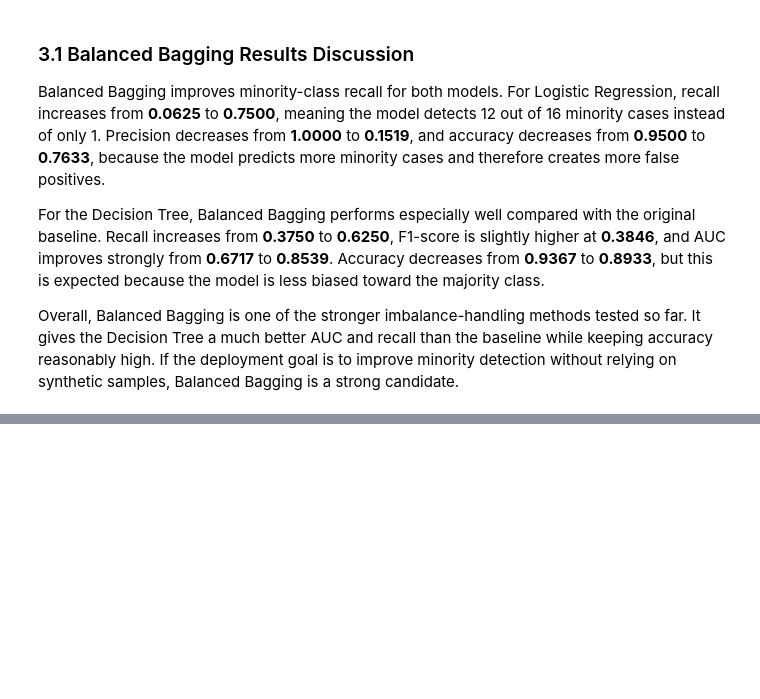
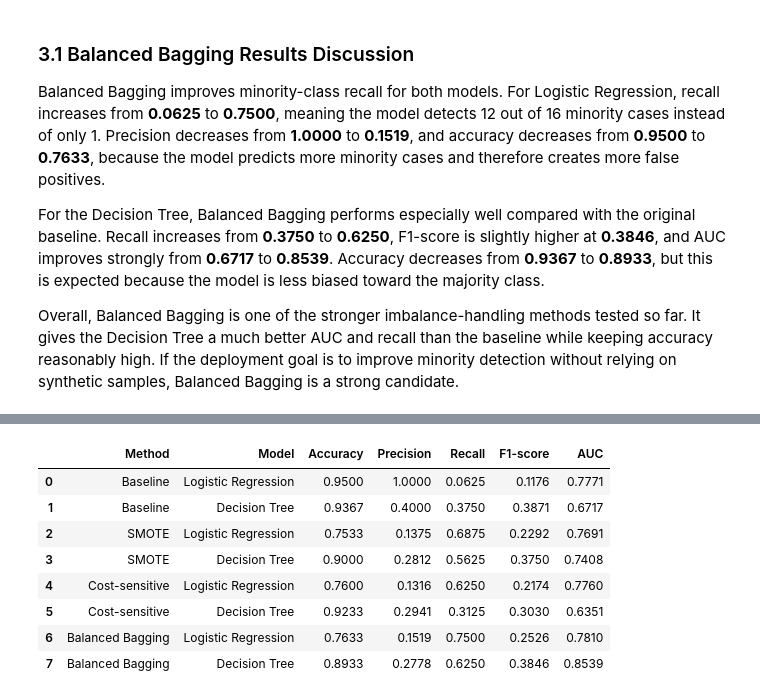
Before and after one commit to muzaffarizamuddin/machine_learning_assg_2, a Jupyter notebook: main.ipynb, the cells around one changed output, grey strips where cells are left out. Drawn from its saved outputs; the diff is of its cells as text; code cells hidden in the pictures; blank space fills up the shorter version.

Commit message:
update comparison

```diff
--- a/main.ipynb
+++ b/main.ipynb
@@ -666,0 +671,17 @@ Overall, Balanced Bagging is one of the stronger imbalance-handling methods test
+# %%
+# Consolidate all method metrics into one table and display
+from IPython.display import display
+all_comparison = pd.concat([baseline_comparison, smote_metrics, cost_sensitive_metrics, balanced_bagging_metrics], ignore_index=True)
+cols = ['Method', 'Model', 'Accuracy', 'Precision', 'Recall', 'F1-score', 'AUC']
+cols = [c for c in cols if c in all_comparison.columns]
+display(all_comparison[cols].round(4))
+# %% [output]
+|  | Method | Model | Accuracy | Precision | Recall | F1-score | AUC |
+| 0 | Baseline | Logistic Regression | 0.9500 | 1.0000 | 0.0625 | 0.1176 | 0.7771 |
+| 1 | Baseline | Decision Tree | 0.9367 | 0.4000 | 0.3750 | 0.3871 | 0.6717 |
+| 2 | SMOTE | Logistic Regression | 0.7533 | 0.1375 | 0.6875 | 0.2292 | 0.7691 |
+| 3 | SMOTE | Decision Tree | 0.9000 | 0.2812 | 0.5625 | 0.3750 | 0.7408 |
+| 4 | Cost-sensitive | Logistic Regression | 0.7600 | 0.1316 | 0.6250 | 0.2174 | 0.7760 |
+| 5 | Cost-sensitive | Decision Tree | 0.9233 | 0.2941 | 0.3125 | 0.3030 | 0.6351 |
+| 6 | Balanced Bagging | Logistic Regression | 0.7633 | 0.1519 | 0.7500 | 0.2526 | 0.7810 |
+| 7 | Balanced Bagging | Decision Tree | 0.8933 | 0.2778 | 0.6250 | 0.3846 | 0.8539 |
```
Also changed, not shown: parts of 7 cells of this notebook, 1 other file.
